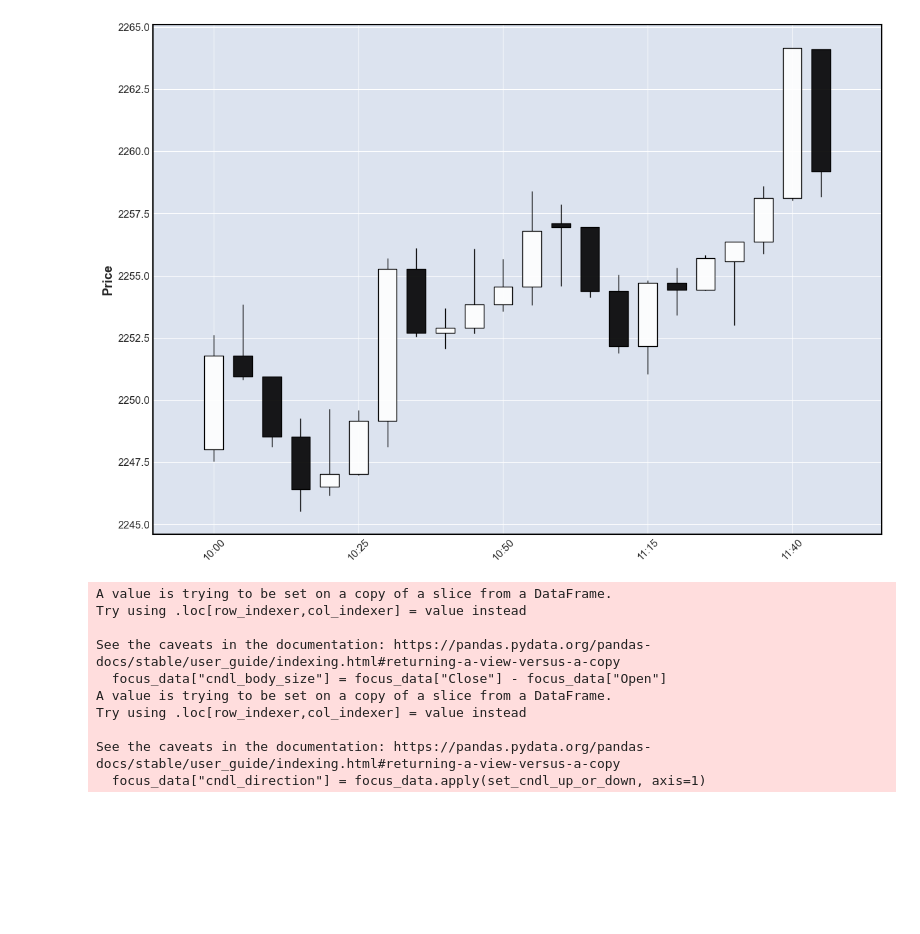
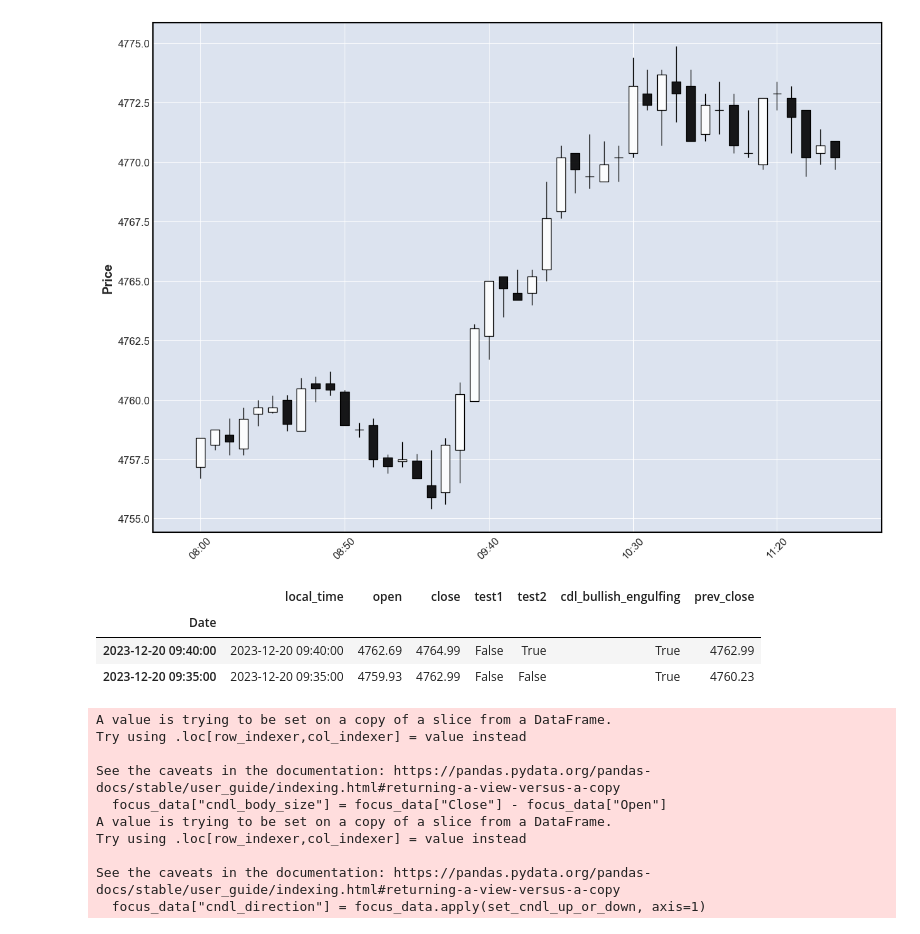
Before and after one commit to michaelmottdigital/trading-bots-mt5, a Jupyter notebook: analysis.ipynb, the cells around one changed output. Drawn from its saved outputs; the diff is of its cells as text; code cells hidden in the pictures; blank space fills up the shorter version.

Commit message:
fixed problems with engulfing pattersn

```diff
--- a/analysis.ipynb
+++ b/analysis.ipynb
@@ -58,2 +96,0 @@ def check_cdl_engulfing():
-# %%
-data = data.between_time('10:15', '12:55')
@@ -91,24 +96,0 @@ result
-# %%
-# bearish engulfing pattern
-data["prev_3cdl_up_trend"] = np.where(
-                            (data.shift(-1)["cdl_up"]) &
-                            (data.shift(-2)["cdl_up"]) &
-                            (data.shift(-3)["cdl_up"]),
-                         True, False
-                         )
-
-data["prev_4cdl_up_trend"] = np.where(
-                            (data.shift(-1)["cdl_up"]) &
-                            (data.shift(-2)["cdl_up"]) &
-                            (data.shift(-3)["cdl_up"]) &
-                            (data.shift(-4)["cdl_up"]),
-                         True, False
-                         )
-
-# change to bearish
-data["cdl_bearish_engulfing"] = np.where( (data["close"] <= data.shift(-1)["open"]) &
-                                             (data["open"] >= data.shift(-1)["close"]) &
-                                             ((data["cdl_up"] == False) & (data.shift(-1)["cdl_up"] == True)) &
-                                             (data["prev_4cdl_up_trend"]),
-                                         True, False
-                                        )
@@ -141,9 +178,9 @@ x
 # %%
 
+# let's isolate a case where we want to open a trade
+focus_data =  data.between_time('8:00', '11:40')
 
-# let's isolate a case where we want to open a trade
-focus_data =  chart_data.between_time('10:00', '11:45')
-
+focus_data = focus_data.sort_index(ascending=True)
 mpf.plot(focus_data, type="candle", figscale=2.0)
 # %% [output]
-[figure, old version]
+[figure, new version]
@@ -157,0 +187,14 @@ def set_cndl_up_or_down(row):
+# %%
+
+#data["test1"] = test_data.open <= test_data.shift(1).close
+#data["test2"] = test_data.close >= test_data.shift(1).open
+
+output_data["prev_close"] = output_data.shift(-1).close
+output_data["prev_open"] = output_data.shift(-1).open
+
+output_data.head(2)[["local_time", "open", "close", "test1", "test2", "cdl_bullish_engulfing", "prev_close"]]
+# %% [output]
+|  | local_time | open | close | test1 | test2 | cdl_bullish_engulfing | prev_close |
+| Date |  |  |  |  |  |  |  |
+| 2023-12-20 09:40:00 | 2023-12-20 09:40:00 | 4762.69 | 4764.99 | False | True | True | 4762.99 |
+| 2023-12-20 09:35:00 | 2023-12-20 09:35:00 | 4759.93 | 4762.99 | False | False | True | 4760.23 |
```
Also changed, not shown: parts of 15 cells of this notebook, 2 other files.
